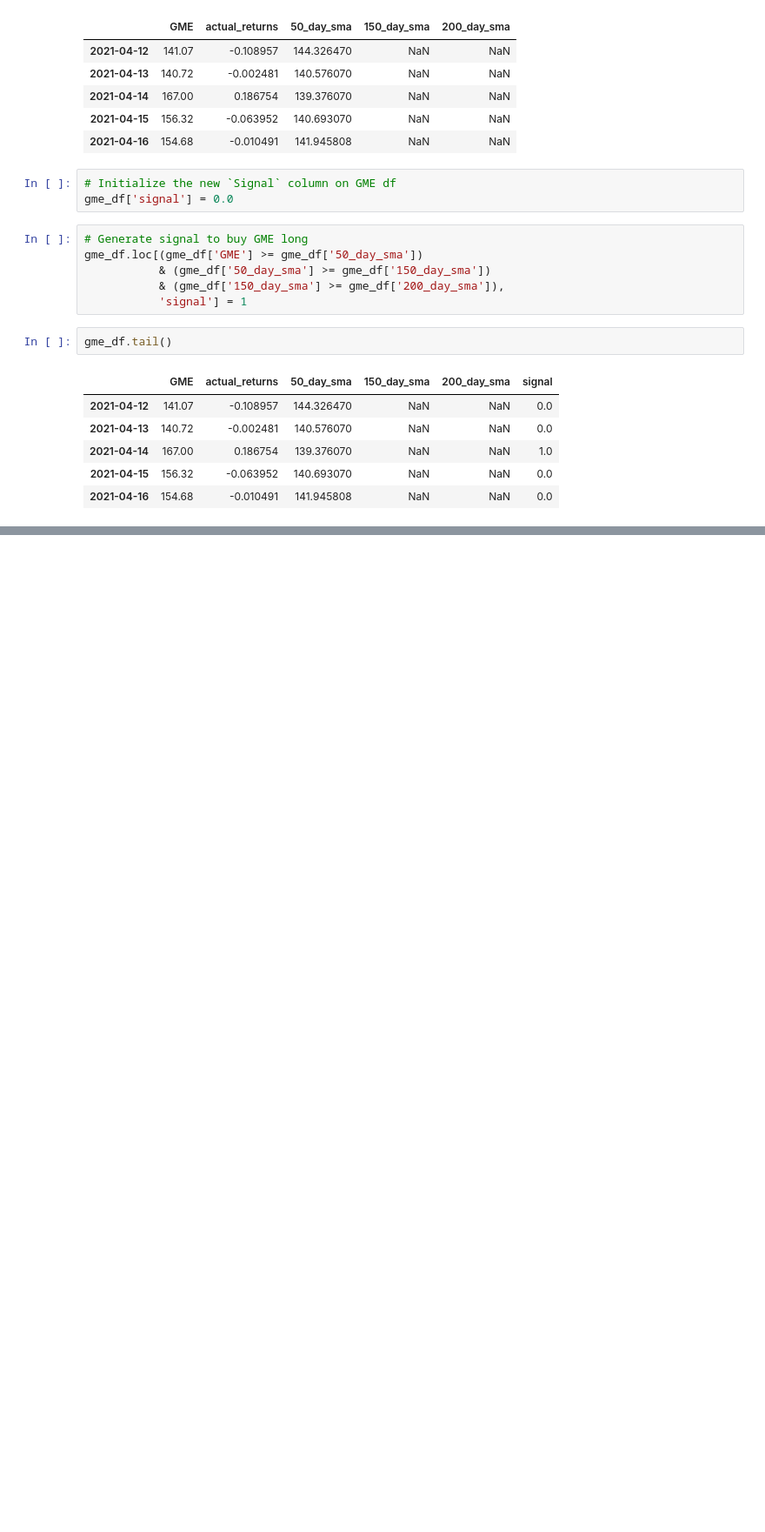
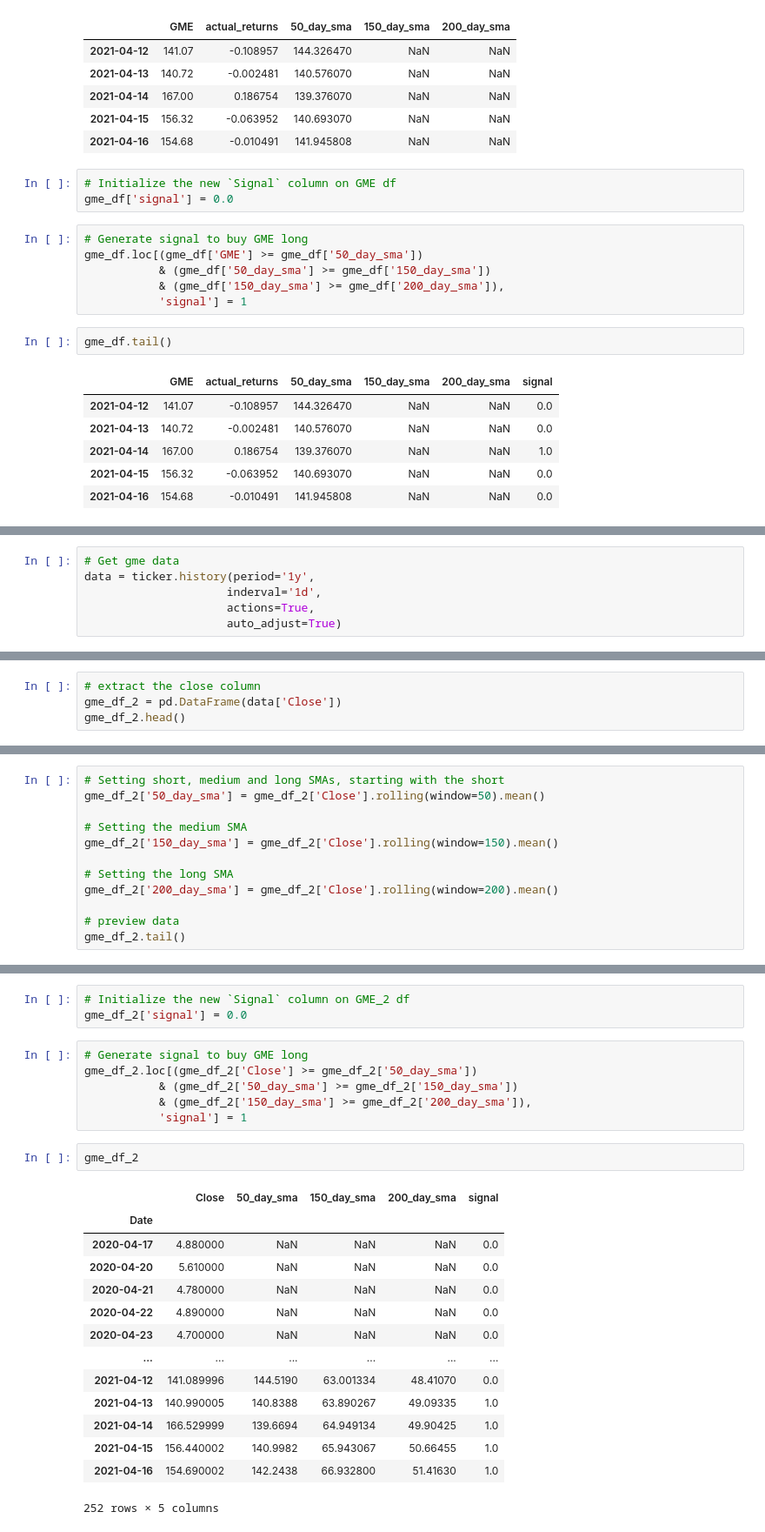
Before and after one commit to billysco/sentiment_analysis, a Jupyter notebook: prices_from_alpaca.ipynb, the cells around one changed output, grey strips where cells are left out. Shown at 87% size. Cells and saved outputs as stored; diff of their text form; blank space fills up the shorter version.

Commit message:
Got data from yfinance
Data from alpaca was not going earlier than 11/20, so got data from yfinance for a full year

```diff
--- a/prices_from_alpaca.ipynb
+++ b/prices_from_alpaca.ipynb
@@ -196,0 +203,6 @@ gme_df.tail()
+# %%
+# Get gme data
+data = ticker.history(period='1y',
+                     inderval='1d',
+                     actions=True,
+                     auto_adjust=True)
@@ -196,0 +228,4 @@ gme_df.tail()
+# %%
+# extract the close column
+gme_df_2 = pd.DataFrame(data['Close'])
+gme_df_2.head()
@@ -196,0 +240,12 @@ gme_df.tail()
+# %%
+# Setting short, medium and long SMAs, starting with the short
+gme_df_2['50_day_sma'] = gme_df_2['Close'].rolling(window=50).mean()
+
+# Setting the medium SMA
+gme_df_2['150_day_sma'] = gme_df_2['Close'].rolling(window=150).mean()
+
+# Setting the long SMA
+gme_df_2['200_day_sma'] = gme_df_2['Close'].rolling(window=200).mean()
+
+# preview data
+gme_df_2.tail()
@@ -196,0 +260,26 @@ gme_df.tail()
+# %%
+# Initialize the new `Signal` column on GME_2 df
+gme_df_2['signal'] = 0.0
+# %%
+# Generate signal to buy GME long
+gme_df_2.loc[(gme_df_2['Close'] >= gme_df_2['50_day_sma'])
+           & (gme_df_2['50_day_sma'] >= gme_df_2['150_day_sma'])
+           & (gme_df_2['150_day_sma'] >= gme_df_2['200_day_sma']),
+           'signal'] = 1
+# %%
+gme_df_2
+# %% [output]
+|  | Close | 50_day_sma | 150_day_sma | 200_day_sma | signal |
+| Date |  |  |  |  |  |
+| 2020-04-17 | 4.880000 | NaN | NaN | NaN | 0.0 |
+| 2020-04-20 | 5.610000 | NaN | NaN | NaN | 0.0 |
+| 2020-04-21 | 4.780000 | NaN | NaN | NaN | 0.0 |
+| 2020-04-22 | 4.890000 | NaN | NaN | NaN | 0.0 |
+| 2020-04-23 | 4.700000 | NaN | NaN | NaN | 0.0 |
+| ... | ... | ... | ... | ... | ... |
+| 2021-04-12 | 141.089996 | 144.5190 | 63.001334 | 48.41070 | 0.0 |
+| 2021-04-13 | 140.990005 | 140.8388 | 63.890267 | 49.09335 | 1.0 |
+| 2021-04-14 | 166.529999 | 139.6694 | 64.949134 | 49.90425 | 1.0 |
+| 2021-04-15 | 156.440002 | 140.9982 | 65.943067 | 50.66455 | 1.0 |
+| 2021-04-16 | 154.690002 | 142.2438 | 66.932800 | 51.41630 | 1.0 |
+252 rows × 5 columns
```
Also changed, not shown: parts of 5 cells of this notebook.
